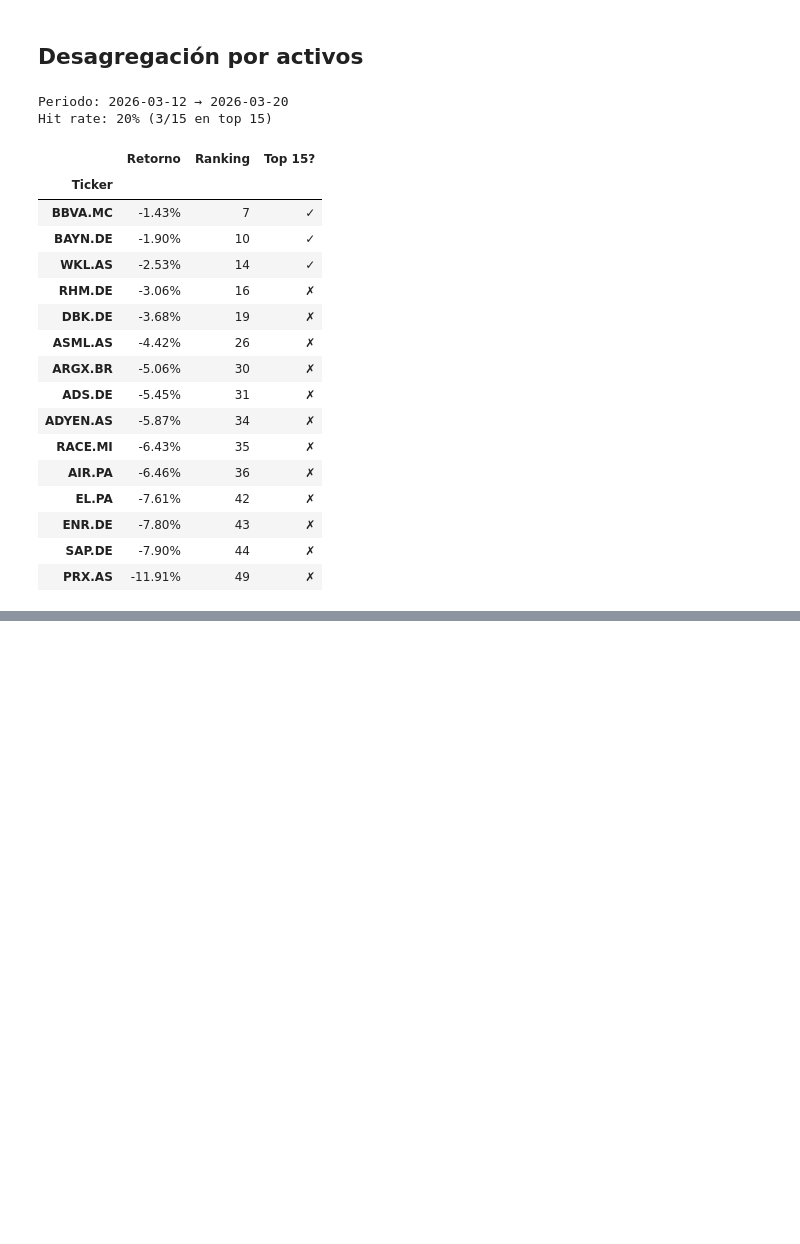
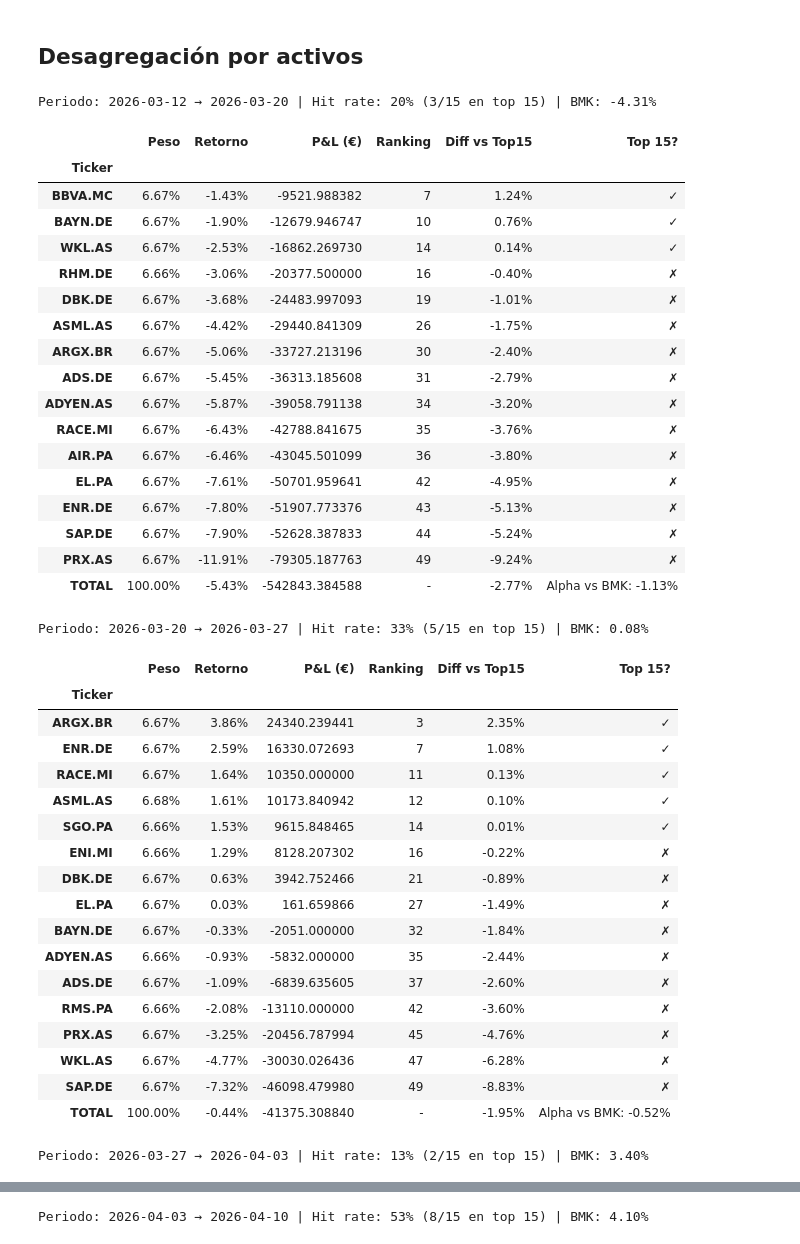
Before and after one commit to Javi-Puerta/Trabajo_gestion_cuantitativa, a Jupyter notebook: Monitoring/resultados_desagregados.ipynb, the cells around one changed output, grey strips where cells are left out. Saved outputs shown, nothing was run; the diff lists cells and outputs as text; code cells hidden in the pictures; blank space fills up the shorter version.

Commit message:
Resultados semanales por activo

```diff
--- a/Monitoring/resultados_desagregados.ipynb
+++ b/Monitoring/resultados_desagregados.ipynb
@@ -28,35 +28,55 @@ display(tabla.style.format("{:.2%}"))
 # %%
 def get_eurostoxx50_tickers():
     url = 'https://en.wikipedia.org/wiki/EURO_STOXX_50'
     headers = {"User-Agent": "Mozilla/5.0 ..."}
     response = requests.get(url, headers=headers, timeout=20)
     response.raise_for_status()
 
     tables = pd.read_html(StringIO(response.text), flavor='bs4')
     df = next(t for t in tables if 'Ticker' in t.columns)
     return df['Ticker'].tolist()
 
 universo_tickers = get_eurostoxx50_tickers()
 
 fechas_op = sorted(df["fecha"].unique())
-display(auxfun.resultados_semana(fechas_op[0], fechas_op[1], df, universo_tickers).style.format({"Retorno": "{:.2%}"}))
+auxfun.resultados_todas_semanas(df, universo_tickers)
 # %% [output]
-Periodo: 2026-03-12 → 2026-03-20
-Hit rate: 20% (3/15 en top 15)
+Periodo: 2026-03-12 → 2026-03-20 | Hit rate: 20% (3/15 en top 15) | BMK: -4.31%
-|  | Retorno | Ranking | Top 15? |
-| Ticker |  |  |  |
-| BBVA.MC | -1.43% | 7 | ✓ |
-| BAYN.DE | -1.90% | 10 | ✓ |
-| WKL.AS | -2.53% | 14 | ✓ |
-| RHM.DE | -3.06% | 16 | ✗ |
-| DBK.DE | -3.68% | 19 | ✗ |
-| ASML.AS | -4.42% | 26 | ✗ |
-| ARGX.BR | -5.06% | 30 | ✗ |
-| ADS.DE | -5.45% | 31 | ✗ |
-| ADYEN.AS | -5.87% | 34 | ✗ |
-| RACE.MI | -6.43% | 35 | ✗ |
-| AIR.PA | -6.46% | 36 | ✗ |
-| EL.PA | -7.61% | 42 | ✗ |
-| ENR.DE | -7.80% | 43 | ✗ |
-| SAP.DE | -7.90% | 44 | ✗ |
-| PRX.AS | -11.91% | 49 | ✗ |
+|  | Peso | Retorno | P&L (€) | Ranking | Diff vs Top15 | Top 15? |
+| Ticker |  |  |  |  |  |  |
+| BBVA.MC | 6.67% | -1.43% | -9521.988382 | 7 | 1.24% | ✓ |
+| BAYN.DE | 6.67% | -1.90% | -12679.946747 | 10 | 0.76% | ✓ |
+| WKL.AS | 6.67% | -2.53% | -16862.269730 | 14 | 0.14% | ✓ |
+| RHM.DE | 6.66% | -3.06% | -20377.500000 | 16 | -0.40% | ✗ |
+| DBK.DE | 6.67% | -3.68% | -24483.997093 | 19 | -1.01% | ✗ |
+| ASML.AS | 6.67% | -4.42% | -29440.841309 | 26 | -1.75% | ✗ |
+| ARGX.BR | 6.67% | -5.06% | -33727.213196 | 30 | -2.40% | ✗ |
+| ADS.DE | 6.67% | -5.45% | -36313.185608 | 31 | -2.79% | ✗ |
+| ADYEN.AS | 6.67% | -5.87% | -39058.791138 | 34 | -3.20% | ✗ |
+| RACE.MI | 6.67% | -6.43% | -42788.841675 | 35 | -3.76% | ✗ |
+| AIR.PA | 6.67% | -6.46% | -43045.501099 | 36 | -3.80% | ✗ |
+| EL.PA | 6.67% | -7.61% | -50701.959641 | 42 | -4.95% | ✗ |
+| ENR.DE | 6.67% | -7.80% | -51907.773376 | 43 | -5.13% | ✗ |
+| SAP.DE | 6.67% | -7.90% | -52628.387833 | 44 | -5.24% | ✗ |
+| PRX.AS | 6.67% | -11.91% | -79305.187763 | 49 | -9.24% | ✗ |
+| TOTAL | 100.00% | -5.43% | -542843.384588 | - | -2.77% | Alpha vs BMK: -1.13% |
+Periodo: 2026-03-20 → 2026-03-27 | Hit rate: 33% (5/15 en top 15) | BMK: 0.08%
+|  | Peso | Retorno | P&L (€) | Ranking | Diff vs Top15 | Top 15? |
+| Ticker |  |  |  |  |  |  |
+| ARGX.BR | 6.67% | 3.86% | 24340.239441 | 3 | 2.35% | ✓ |
+| ENR.DE | 6.67% | 2.59% | 16330.072693 | 7 | 1.08% | ✓ |
+| RACE.MI | 6.67% | 1.64% | 10350.000000 | 11 | 0.13% | ✓ |
+| ASML.AS | 6.68% | 1.61% | 10173.840942 | 12 | 0.10% | ✓ |
+| SGO.PA | 6.66% | 1.53% | 9615.848465 | 14 | 0.01% | ✓ |
+| ENI.MI | 6.66% | 1.29% | 8128.207302 | 16 | -0.22% | ✗ |
+| DBK.DE | 6.67% | 0.63% | 3942.752466 | 21 | -0.89% | ✗ |
+| EL.PA | 6.67% | 0.03% | 161.659866 | 27 | -1.49% | ✗ |
+| BAYN.DE | 6.67% | -0.33% | -2051.000000 | 32 | -1.84% | ✗ |
+| ADYEN.AS | 6.66% | -0.93% | -5832.000000 | 35 | -2.44% | ✗ |
+| ADS.DE | 6.67% | -1.09% | -6839.635605 | 37 | -2.60% | ✗ |
+| RMS.PA | 6.66% | -2.08% | -13110.000000 | 42 | -3.60% | ✗ |
+| PRX.AS | 6.67% | -3.25% | -20456.787994 | 45 | -4.76% | ✗ |
+| WKL.AS | 6.67% | -4.77% | -30030.026436 | 47 | -6.28% | ✗ |
+| SAP.DE | 6.67% | -7.32% | -46098.479980 | 49 | -8.83% | ✗ |
+| TOTAL | 100.00% | -0.44% | -41375.308840 | - | -1.95% | Alpha vs BMK: -0.52% |
+Periodo: 2026-03-27 → 2026-04-03 | Hit rate: 13% (2/15 en top 15) | BMK: 3.40%
@@ -62,0 +101 @@ Hit rate: 20% (3/15 en top 15)
+Periodo: 2026-04-03 → 2026-04-10 | Hit rate: 53% (8/15 en top 15) | BMK: 4.10%
```
Also changed, not shown: parts of 4 cells of this notebook, 1 other file.
